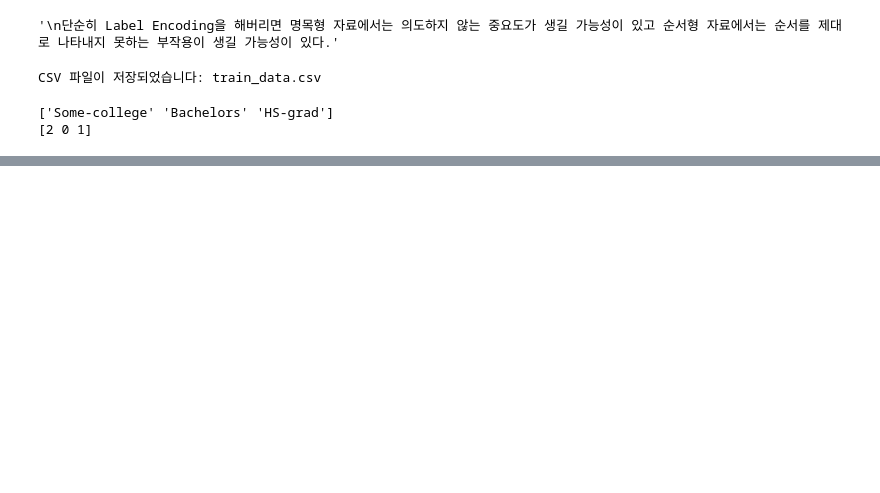
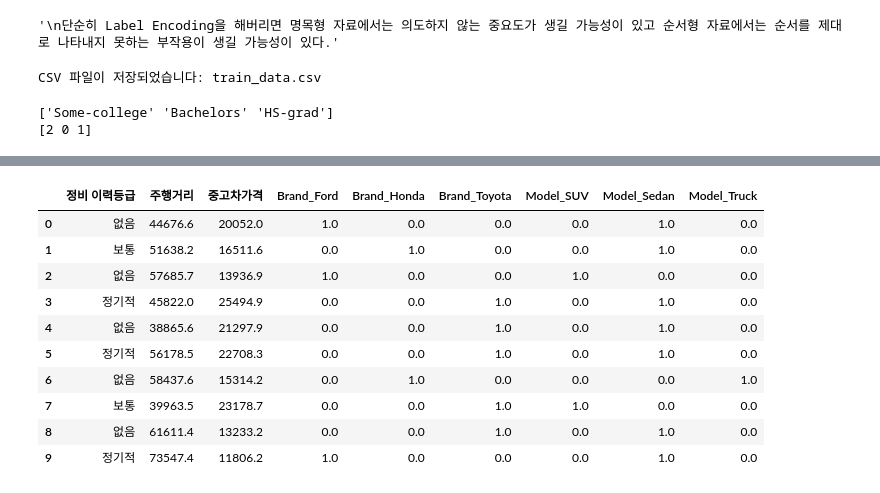
Before and after one commit to for1809/Machine-Learning-daycon, a Jupyter notebook: 범주형 변수 인코딩.ipynb, the cells around one changed output, grey strips where cells are left out. Drawn from its saved outputs; the diff is of its cells as text; code cells hidden in the pictures; blank space fills up the shorter version.

```diff
--- a/범주형 변수 인코딩.ipynb
+++ b/범주형 변수 인코딩.ipynb
@@ -185,0 +260,24 @@ TEST_0004,22,Some-college,40,Adm-clerical,White
+# %%
+# 명목형 변수 인코딩
+from sklearn.preprocessing import OneHotEncoder
+import pandas as pd
+train_used_car = pd.read_csv('used_car_data.csv')
+train_ex1 = train_used_car.copy()
+encoder = OneHotEncoder(sparse_output = False, handle_unknown = 'ignore')
+train_encoded = encoder.fit_transform(train_used_car[['Brand', 'Model']]) #  이진 인코딩. 해당 범주가 맞으면 1 아니면 0으로 분류함
+encoded_columns = encoder.get_feature_names_out(['Brand', 'Model'])
+train_encoded_df = pd.DataFrame(train_encoded, columns = encoded_columns)
+train_ex1 = pd.concat([train_ex1, train_encoded_df], axis = 1).drop(['Brand', 'Model'], axis = 1)
+train_ex1
+# %% [output]
+|  | 정비 이력등급 | 주행거리 | 중고차가격 | Brand_Ford | Brand_Honda | Brand_Toyota | Model_SUV | Model_Sedan | Model_Truck |
+| 0 | 없음 | 44676.6 | 20052.0 | 1.0 | 0.0 | 0.0 | 0.0 | 1.0 | 0.0 |
+| 1 | 보통 | 51638.2 | 16511.6 | 0.0 | 1.0 | 0.0 | 0.0 | 1.0 | 0.0 |
+| 2 | 없음 | 57685.7 | 13936.9 | 1.0 | 0.0 | 0.0 | 1.0 | 0.0 | 0.0 |
+| 3 | 정기적 | 45822.0 | 25494.9 | 0.0 | 0.0 | 1.0 | 0.0 | 1.0 | 0.0 |
+| 4 | 없음 | 38865.6 | 21297.9 | 0.0 | 0.0 | 1.0 | 0.0 | 1.0 | 0.0 |
+| 5 | 정기적 | 56178.5 | 22708.3 | 0.0 | 0.0 | 1.0 | 0.0 | 1.0 | 0.0 |
+| 6 | 없음 | 58437.6 | 15314.2 | 0.0 | 1.0 | 0.0 | 0.0 | 0.0 | 1.0 |
+| 7 | 보통 | 39963.5 | 23178.7 | 0.0 | 0.0 | 1.0 | 1.0 | 0.0 | 0.0 |
+| 8 | 없음 | 61611.4 | 13233.2 | 0.0 | 0.0 | 1.0 | 0.0 | 1.0 | 0.0 |
+| 9 | 정기적 | 73547.4 | 11806.2 | 1.0 | 0.0 | 0.0 | 0.0 | 1.0 | 0.0 |
```
Also changed, not shown: parts of 10 cells of this notebook, 2 other files.
